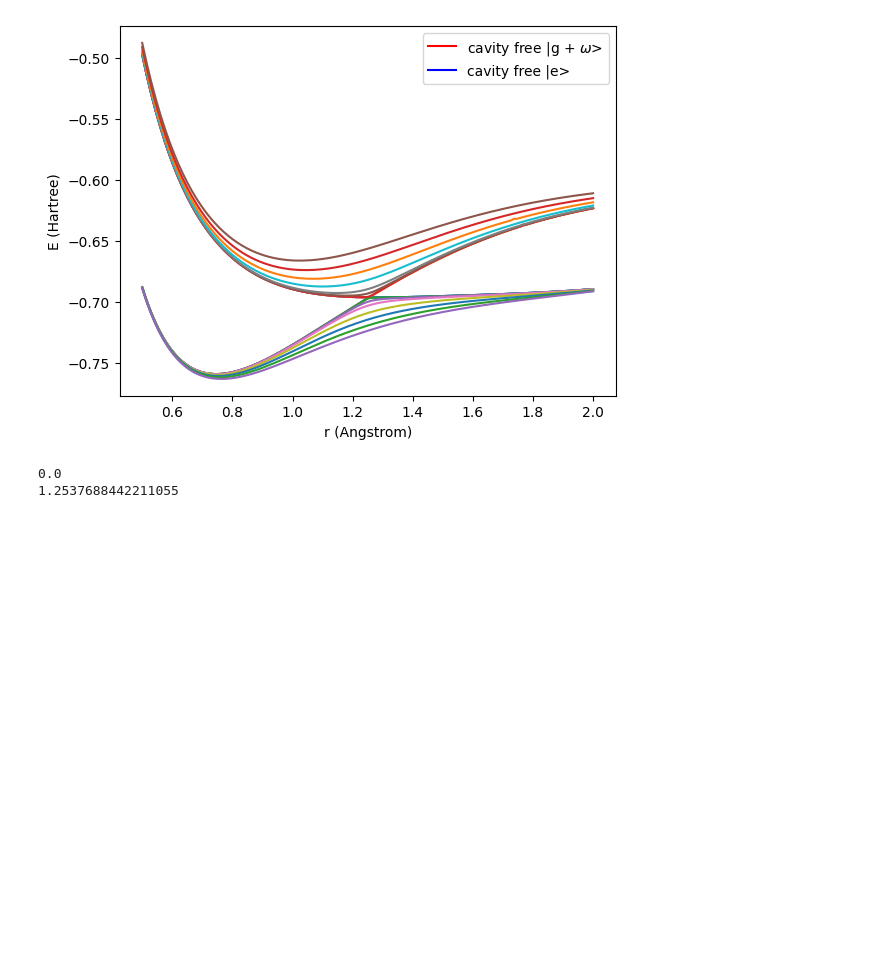
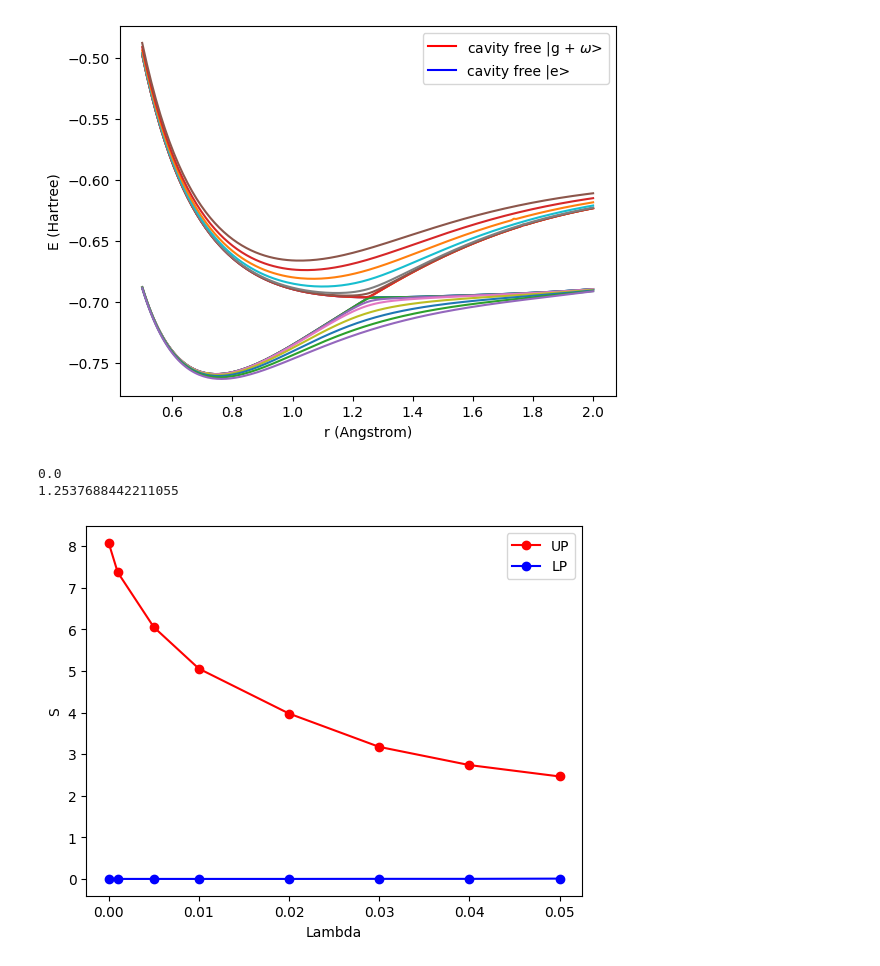
Before and after one commit to FoleyLab/SCQED-PCQED, a Jupyter notebook: src/QED-FCI_H2_HR.ipynb, the cells around one changed output. Saved outputs shown, nothing was run; the diff lists cells and outputs as text; code cells hidden in the pictures; blank space fills up the shorter version.

```diff
--- a/src/QED-FCI_H2_HR.ipynb
+++ b/src/QED-FCI_H2_HR.ipynb
@@ -145,5 +153,7 @@ zeros_p = (-b + np.sqrt((b ** 2) - 4 * a * c)) / (2 * a)
 x0_angstrom = zeros_n * 10 ** 10
 x0_au = x0_angstrom / psi4.constants.bohr2angstroms
 print(x0_angstrom)
+for i in range(8):
+    print(LP_arrays[i,[int(min_LP_array[0,i])]])
 # %% [output]
 0.6230883536845834
@@ -247,3 +265,13 @@ print(r_data[100])
 # %% [output]
 0.0
 1.2537688442211055
+# %%
+lambda_list = [0, 0.001, 0.005, 0.01, 0.02, 0.03, 0.04, 0.05]
+plt.plot(lambda_list, HR_UP_array[0,:], 'ro-', label='UP')
+plt.plot(lambda_list, HR_LP_array[0,:], 'bo-', label='LP')
+plt.legend()
+plt.xlabel('Lambda')
+plt.ylabel('S')
+plt.savefig('H2_trends.png', dpi=1000)
+# %% [output]
+[figure, added]
```
Also changed, not shown: parts of 4 cells of this notebook, 21 other files.
